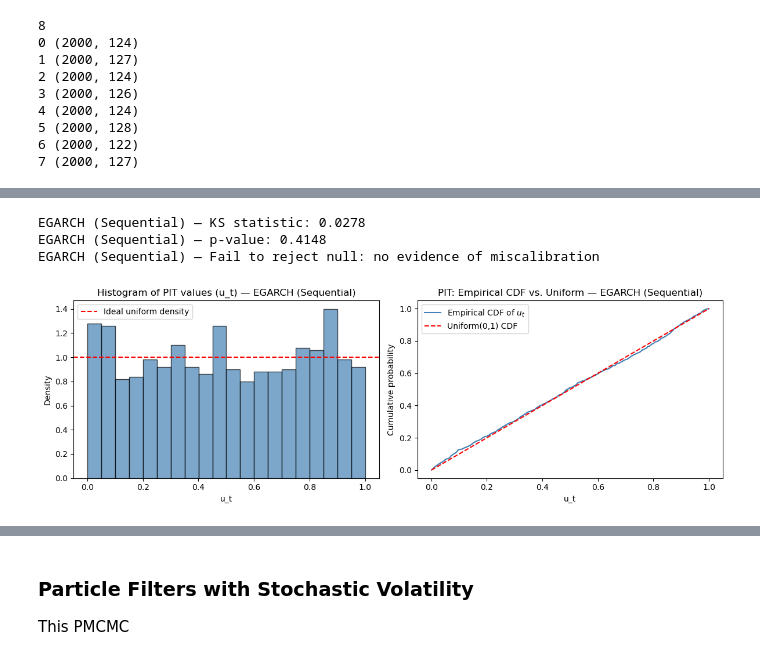
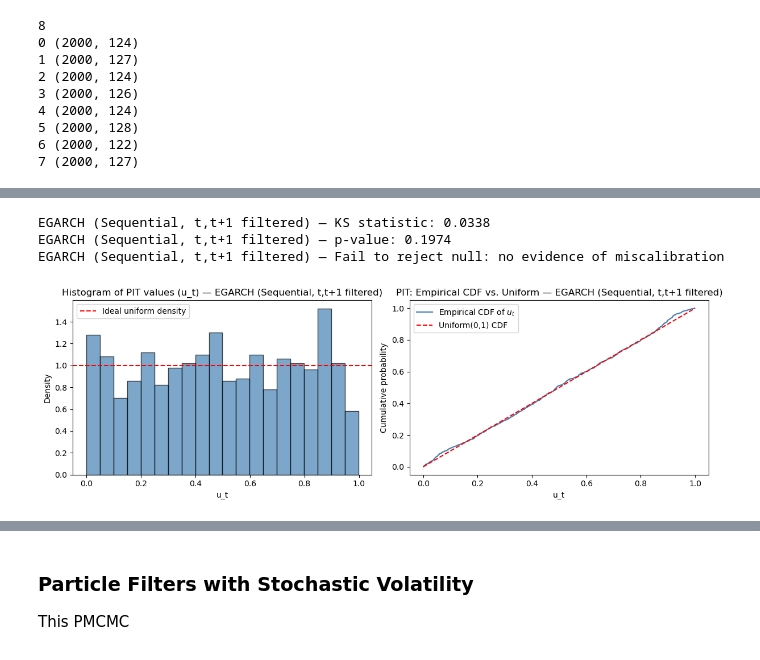
Before and after one commit to aditbasu1324/Volatility-Modelling-Through-Bayesian-Methods, a Jupyter notebook: Bayesian II-Copy3.ipynb, the cells around one changed output, grey strips where cells are left out. Saved outputs shown, nothing was run; the diff lists cells and outputs as text; code cells hidden in the pictures.

Commit message:
Adding Results.md and incorporating the new theoretical split

```diff
--- a/Bayesian II-Copy3.ipynb
+++ b/Bayesian II-Copy3.ipynb
@@ -322,7 +325,7 @@ Rolling Average — Post-COVID QLIKE: 0.5425
 def hv_coverage_intervals(forecast, actual, level=90, sigma_eta=None):
     if sigma_eta is None:
         sigma_eta = np.std(np.log(actual) - np.log(forecast))
-    z = norm.ppf(1 - (100 - level) / 200)
+    z = scipy_stats.norm.ppf(1 - (100 - level) / 200)
     lower = forecast * np.exp(-z * sigma_eta)
     upper = forecast * np.exp(+z * sigma_eta)
     inside = (actual >= lower) & (actual <= upper)
@@ -1279,12 +1159,21 @@ def make_egarch_model(mu_egarch, alpha_egarch, beta_egarch, gamma_egarch, nu_ega
             return jnp.clip(ls2_new, -20.0, 2.0), ls2_new
 
         ls2_init = jnp.log(uncond_vol**2)
-        _, log_sigma2 = jax.lax.scan(egarch_step, ls2_init, returns[:-1])
-        log_sigma2_full = jnp.concatenate([ls2_init.reshape(1), log_sigma2])
+        # Scanning ALL T returns (not returns[:-1]) produces log_sigma2_shifted = [ls2_1,...,ls2_T] --
+        # one step further than the likelihood needs, since T returns naturally imply T+1 states
+        # (ls2_0 through ls2_T) but the likelihood only ever scores ls2_0..ls2_{T-1} against
+        # returns[0..T-1]. log_sigma2_full (next line) reconstructs exactly that likelihood-facing
+        # sequence -- prepend ls2_init as ls2_0, drop the extra ls2_T via [:-1] -- so the fit itself
+        # is byte-for-byte unchanged from scanning returns[:-1]. The dropped element,
+        # log_sigma2_shifted[-1] == ls2_T, is the true state AFTER this window's last return; it
+        # never enters the likelihood, only reused below as ls2_next for carry-forward.
+        _, log_sigma2_shifted = jax.lax.scan(egarch_step, ls2_init, returns)
+        log_sigma2_full = jnp.concatenate([ls2_init.reshape(1), log_sigma2_shifted[:-1]])
         sigma = jnp.sqrt(jnp.exp(log_sigma2_full))
         scale = jnp.clip(sigma * jnp.sqrt((nu-2)/nu), 1e-6, 10)
 
         numpyro.sample("obs", dist.StudentT(nu, mu_ret, scale), obs=returns)
         numpyro.deterministic("sigma", sigma)
+        numpyro.deterministic("ls2_next", log_sigma2_shifted[-1])
 
     return egarch_model
@@ -1536,8 +1436,10 @@ Notes:
 ### Sequential EGARCH
 # %%
 # ── Carry forward per-draw end-of-regression state (no re-simulation needed) ──
-sigma_carry_egarch = sigma_posterior_egarch[:, -1]         # shape (S,) — each draw's own sigma_T
-ls2_carry_egarch = np.log(sigma_carry_egarch**2)           # convert to log-variance scale, per draw
+# FIX: previously used sigma[:,-1], the state ENTERING the window's last day (informed only
+# through the second-to-last return). ls2_next is the true state after ALL returns are seen.
+ls2_carry_egarch = np.array(mcmc_egarch.get_samples()["ls2_next"])   # shape (S,) — each draw's own true ls2_T
+sigma_carry_egarch = np.sqrt(np.exp(ls2_carry_egarch))
 
 print(f"Number of posterior draws carried forward: {len(sigma_carry_egarch)}")
 print(f"Mean sigma at end of regression: {sigma_carry_egarch.mean():.6f}")
@@ -1916,12 +1950,12 @@ print(0.0011673153602909285 / np.mean(forecast_sequential_egarch))
 # %%
 # should be scipy_stats import ktest
-ks_stat_seq_egarch, p_value_seq_egarch = kstest(all_pit_values_egarch_seq, 'uniform')
-print_pit_result(ks_stat_seq_egarch, p_value_seq_egarch, label="EGARCH (Sequential)")
-plot_pit(all_pit_values_egarch_seq, label="EGARCH (Sequential)")
+ks_stat_seq_egarch, p_value_seq_egarch = kstest(all_pit_values_egarch_seq_filtered, 'uniform')
+print_pit_result(ks_stat_seq_egarch, p_value_seq_egarch, label="EGARCH (Sequential, t,t+1 filtered)")
+plot_pit(all_pit_values_egarch_seq_filtered, label="EGARCH (Sequential, t,t+1 filtered)")
 # %% [output]
-EGARCH (Sequential) — KS statistic: 0.0278
-EGARCH (Sequential) — p-value: 0.4148
-EGARCH (Sequential) — Fail to reject null: no evidence of miscalibration
+EGARCH (Sequential, t,t+1 filtered) — KS statistic: 0.0338
+EGARCH (Sequential, t,t+1 filtered) — p-value: 0.1974
+EGARCH (Sequential, t,t+1 filtered) — Fail to reject null: no evidence of miscalibration
-[figure, old version]
+[figure, new version]
 # %%
 # ── Serial dependence — using the corrected PIT values, dates, and returns ──
```
Also changed, not shown: parts of 121 cells of this notebook, 6 other files.
